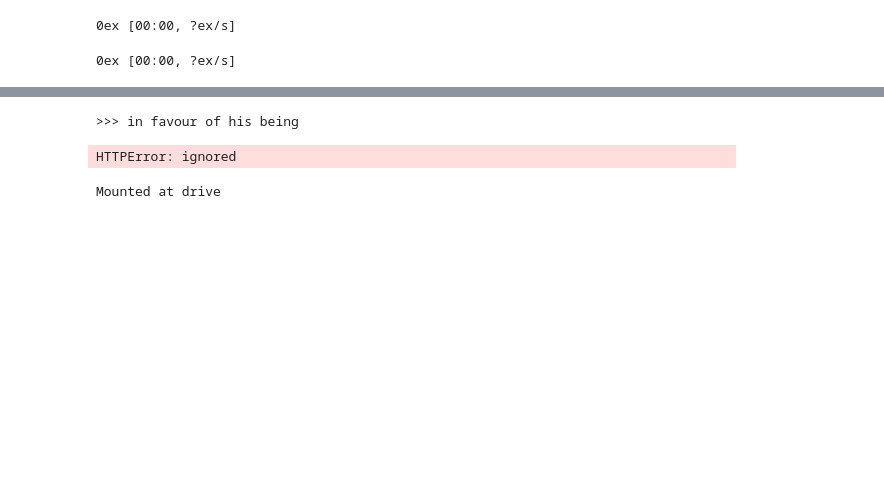
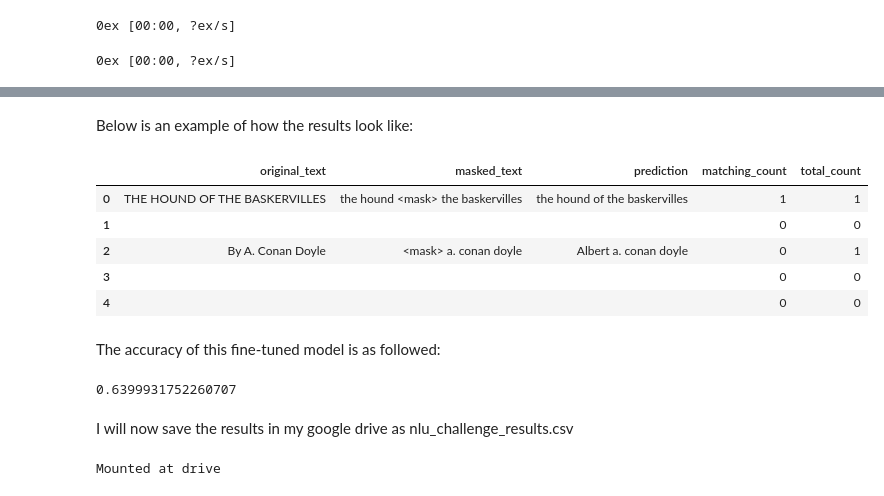
Before and after one commit to ckenlam/Analytics-Hopper-Puzzle, a Jupyter notebook: Challenge_Problem_Preposition.ipynb, the cells around one changed output, grey strips where cells are left out. Drawn from its saved outputs; the diff is of its cells as text; code cells hidden in the pictures; blank space fills up the shorter version.

```diff
--- a/Challenge_Problem_Preposition.ipynb
+++ b/Challenge_Problem_Preposition.ipynb
@@ -207,5 +282,5 @@ tokenizer.decode(tokenized_datasets["test"][40]["input_ids"])
 # %%
-chunk_size = 128
+chunk_size = 100
 # %%
 def group_texts(examples):
     # Concatenate all texts
@@ -345,21 +396,10 @@ Perplexity: 48.28
 # %%
 from transformers import pipeline
 
-mask_filler = pipeline(
-    "fill-mask", model=model, tokenizer=tokenizer, top_k=1
-)
+#load the saved model:
+#model='ckenlam/nlu_sherlock_model'
+
+mask_filler = pipeline("fill-mask", model=model, tokenizer=tokenizer, top_k=1)
-# %%
-text=' [MASK] favour of his being '
-preds = mask_filler(text)
-
-for pred in preds:
-    print(f">>> {pred['sequence']}")
-# %% [output]
->>> in favour of his being
-# %%
-model.push_to_hub("nlu_sherlock_model",use_auth_token='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')
-# %% [output]
-HTTPError: ignored
 # %%
 import pandas as pd
 import re
@@ -369,42 +409,65 @@ from google.colab import files
 all_predictions=[]
 for i in tqdm(range(29,6856)):
 #for i in range(29,35):
-  mask_text = tokenizer.decode(tokenized_datasets["test"][i]["input_ids"]).replace('[CLS]','').replace('[SEP]','')
-  non_mask_text = tokenizer.decode(tokenized_datasets["test"][i]["labels"]).replace('[CLS]','').replace('[SEP]','')
+  #mask_text = tokenizer.decode(tokenized_datasets["test"][i]["input_ids"]).replace('[CLS]','').replace('[SEP]','')
+  #non_mask_text = tokenizer.decode(tokenized_datasets["test"][i]["labels"]).replace('[CLS]','').replace('[SEP]','')
+  mask_text = tokenizer.decode(tokenized_datasets["test"][i]["input_ids"]).replace('<s>','').replace('</s>','').replace(tokenizer.mask_token,' '+tokenizer.mask_token)
+  non_mask_text = tokenizer.decode(tokenized_datasets["test"][i]["labels"]).replace('<s>','').replace('</s>','')
 
   #extract a list of all the prepositions from the input phrase
-  test_prepositions_list = re.findall(r'\bof\b|\bin\b|\bto\b|\bfor\b|\bwith\b|\bon\b|\bat\b|\bfrom\b|\bby\b|\babout\b', non_mask_text, flags=re.IGNORECASE)
+  test_prepositions_list = re.findall(r'\bof\b|\bin\b|\bto\b|\bfor\b|\bwith\b|\bon\b|\bat\b|\bfrom\b|\bby\b|\babout\b', non_mask_text.lower(), flags=re.IGNORECASE)
   #prepare a list of prepositions predictions
   pred_prepositions_list=[]
   #fill_missing will get all its missing words filled out with the predictions
   fill_missing = mask_text
 
   #Check if the phrase contains any [MASK] prepositions
-  if mask_text.count("[MASK]")>0:
+  if mask_text.count(tokenizer.mask_token)>0:
 
   #iterate through each [MASK] token, fill the [MASK] with the prediction, then make prediction for the nexxt [MASK]
-    for n in range(mask_text.count("[MASK]")):
+    for n in range(mask_text.count(tokenizer.mask_token)):
       pred = mask_filler(fill_missing)
 
-      if n == mask_text.count("[MASK]")-1:
-        fill_missing = fill_missing.replace('[MASK]', pred[0]['token_str'] , 1).replace('[CLS]','').replace('[SEP]','')
-        pred_prepositions_list.append(pred[0]['token_str'])
+      if n == mask_text.count(tokenizer.mask_token)-1:
+        #fill_missing = fill_missing.replace(tokenizer.mask_token, pred[0]['token_str'] , 1).replace('[CLS]','').replace('[SEP]','')
+        fill_missing = fill_missing.replace(tokenizer.mask_token, pred[0]['token_str'] , 1).replace('<s>','').replace('</s>','')
+        pred_prepositions_list.append(pred[0]['token_str'].lstrip().lower())
       else:
-        fill_missing = fill_missing.replace('[MASK]', pred[0][0]['token_str'] , 1).replace('[CLS]','').replace('[SEP]','')
-        pred_prepositions_list.append(pred[0][0]['token_str'])
+        #fill_missing = fill_missing.replace(tokenizer.mask_token, pred[0][0]['token_str'] , 1).replace('[CLS]','').replace('[SEP]','')
+        fill_missing = fill_missing.replace(tokenizer.mask_token, pred[0][0]['token_str'] , 1).replace('<s>','').replace('</s>','')
+        pred_prepositions_list.append(pred[0][0]['token_str'].lstrip().lower())
   # count the number of correct predictions and total number of predictions made
     match_cnt = sum(x == y for x,y in zip(test_prepositions_list,pred_prepositions_list))
-    total = mask_text.count("[MASK]")
+    total = mask_text.count(tokenizer.mask_token)
 
   else:
     fill_missing = mask_text
     match_cnt = 0
-    total = mask_text.count("[MASK]")
+    total = mask_text.count(tokenizer.mask_token)
 
   prediction = [non_mask_text,mask_text,fill_missing,match_cnt,total]
   all_predictions.append(prediction)
 
 df = pd.DataFrame (all_predictions, columns = ['original_text', 'masked_text','prediction','matching_count','total_count'])
+# %% [markdown]
+Below is an example of how the results look like:
+# %%
+df.head()
+# %% [output]
+|  | original_text | masked_text | prediction | matching_count | total_count |
+| 0 | THE HOUND OF THE BASKERVILLES | the hound <mask> the baskervilles | the hound of the baskervilles | 1 | 1 |
+| 1 |  |  |  | 0 | 0 |
+| 2 | By A. Conan Doyle | <mask> a. conan doyle | Albert a. conan doyle | 0 | 1 |
+| 3 |  |  |  | 0 | 0 |
+| 4 |  |  |  | 0 | 0 |
+# %% [markdown]
+The accuracy of this fine-tuned model is as followed:
+# %%
+df.matching_count.sum()/df.total_count.sum()
+# %% [output]
+0.6399931752260707
+# %% [markdown]
+I will now save the results in my google drive as nlu_challenge_results.csv
 # %%
 from google.colab import drive
 drive.mount('drive', force_remount=True)
```
Also changed, not shown: parts of 55 cells of this notebook.
